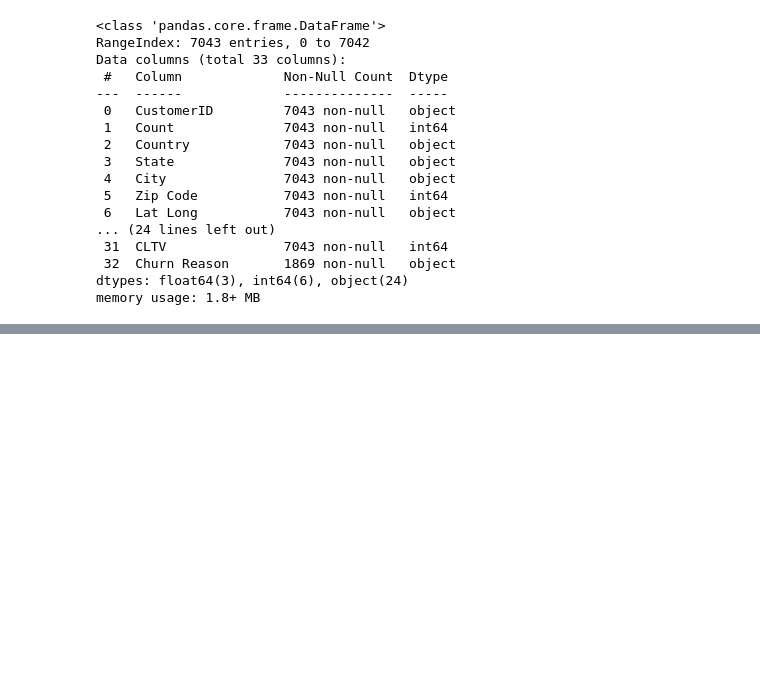
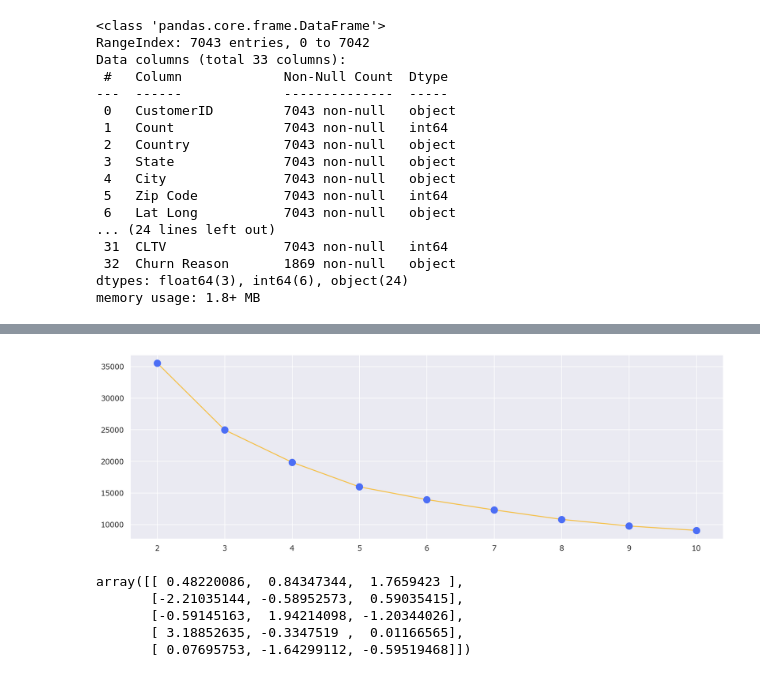
Before and after one commit to Arup3201/Customer-Retention-Analysis, a Jupyter notebook: Customer Retention Analysis.ipynb, the cells around one changed output, grey strips where cells are left out. Cells and saved outputs as stored; diff of their text form; code cells hidden in the pictures; blank space fills up the shorter version.

```diff
--- a/Customer Retention Analysis.ipynb
+++ b/Customer Retention Analysis.ipynb
@@ -79,0 +377,28 @@ memory usage: 1.8+ MB
+# %%
+# Fit the K-Means model into the data
+inertias = []
+
+for i in range(2, 11):
+    kmeans = KMeans(n_clusters=i, n_init=10, random_state=0, algorithm='elkan')
+    kmeans.fit(df)
+    inertias.append(kmeans.inertia_)
+
+x = list(range(2, 11))
+y = inertias
+
+plt.plot(x, y, '-', c=primary_color, alpha=0.7)
+plt.plot(x, y, 'o', c=tertiary_color, markersize=10)
+
+plt.show()
+# %% [output]
+[figure, added]
+# %%
+final_kmeans = KMeans(n_clusters=5, n_init=10, random_state=0, algorithm='elkan')
+final_kmeans.fit(df)
+final_kmeans.cluster_centers_
+# %% [output]
+array([[ 0.48220086,  0.84347344,  1.7659423 ],
+       [-2.21035144, -0.58952573,  0.59035415],
+       [-0.59145163,  1.94214098, -1.20344026],
+       [ 3.18852635, -0.3347519 ,  0.01166565],
+       [ 0.07695753, -1.64299112, -0.59519468]])
```
Also changed, not shown: parts of 35 cells of this notebook, 1 other file.
